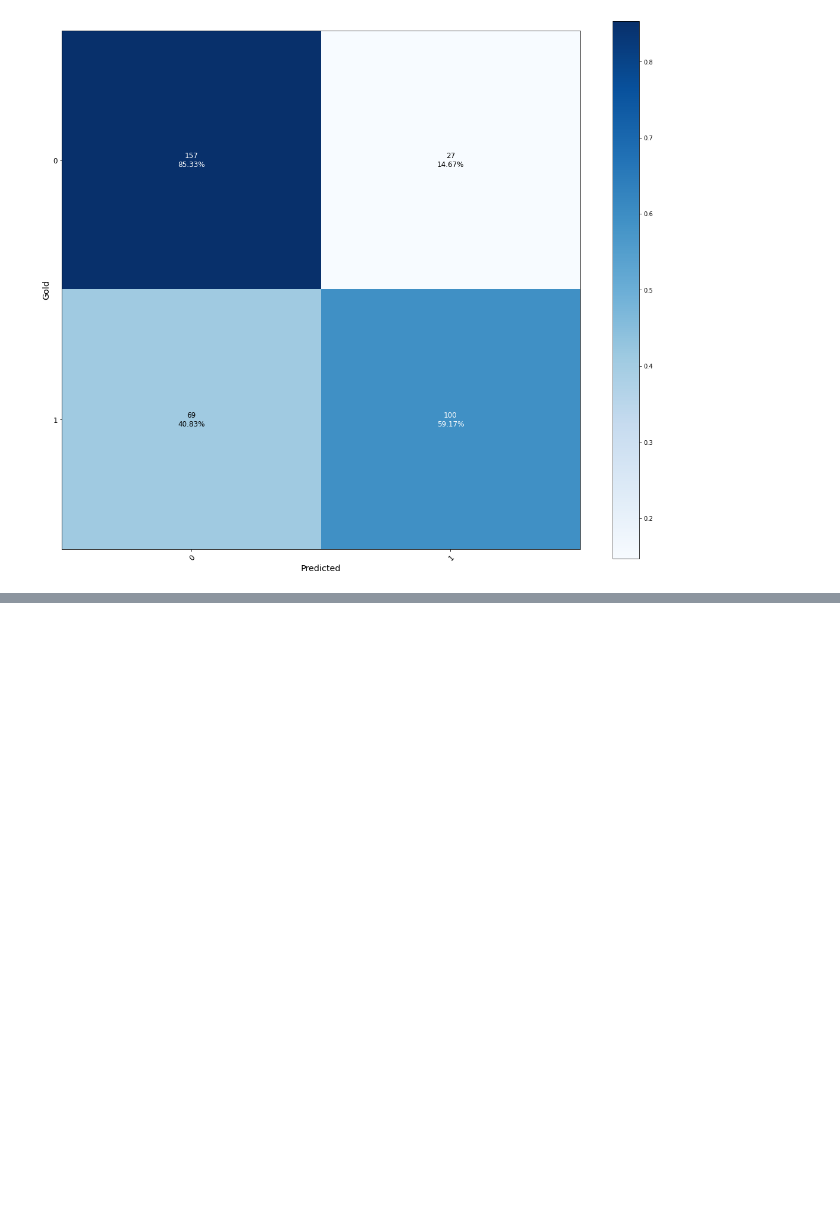
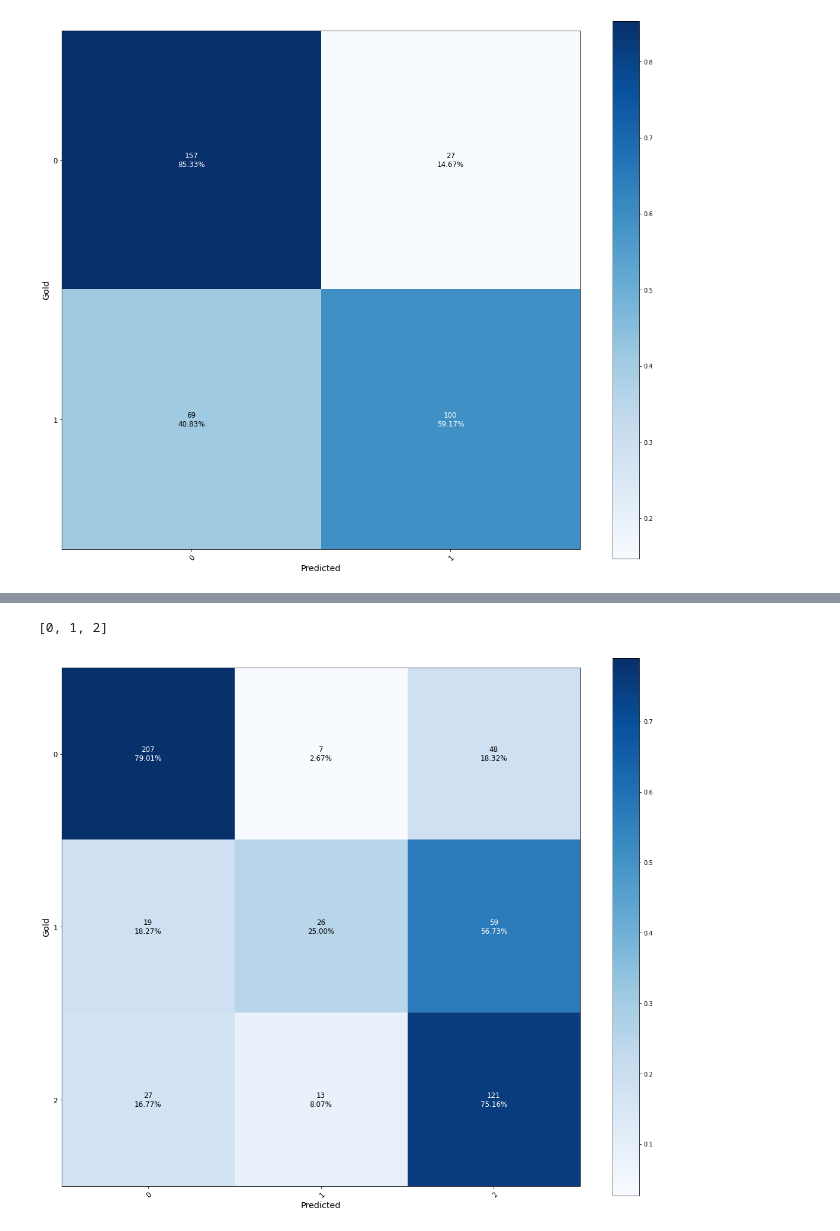
Before and after one commit to pvcastro/social_cohesion, a Jupyter notebook: hate_speech/model_training/Preprocessing and Models Evaluation.ipynb, the cells around one changed output, grey strips where cells are left out. Cells and saved outputs as stored; diff of their text form; code cells hidden in the pictures; blank space fills up the shorter version.

```diff
--- a/hate_speech/model_training/Preprocessing and Models Evaluation.ipynb
+++ b/hate_speech/model_training/Preprocessing and Models Evaluation.ipynb
@@ -255,0 +454,5 @@ scores_df
+# %%
+plot_scores_confusion_matrix(fourt_path / 'results_lr2e5/vinai-bertweet-base_1/scores.csv', 'cm_bertweet_4')
+# %% [output]
+[0, 1, 2]
+[figure, added]
```
Also changed, not shown: parts of 30 cells of this notebook, 23 other files.
